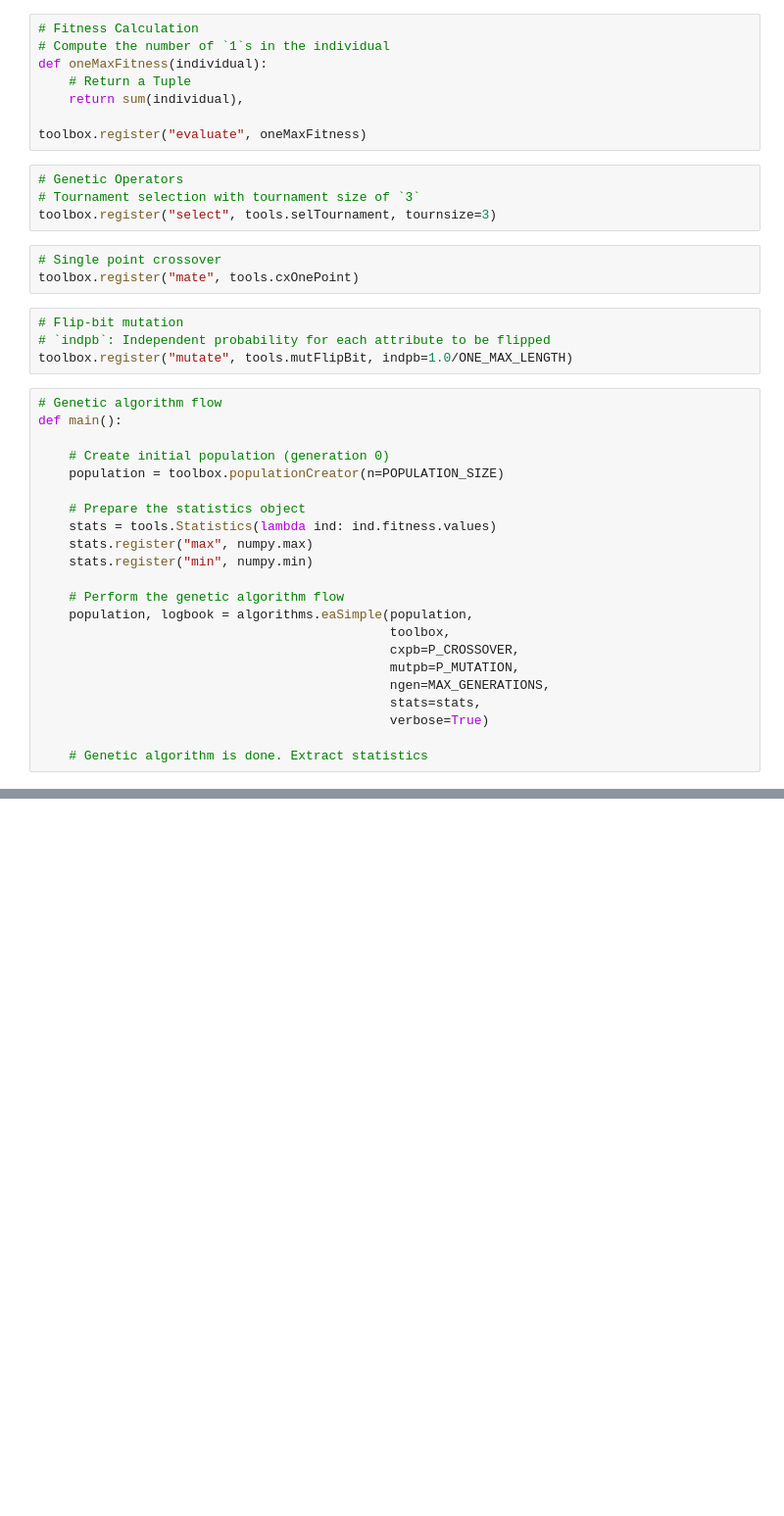
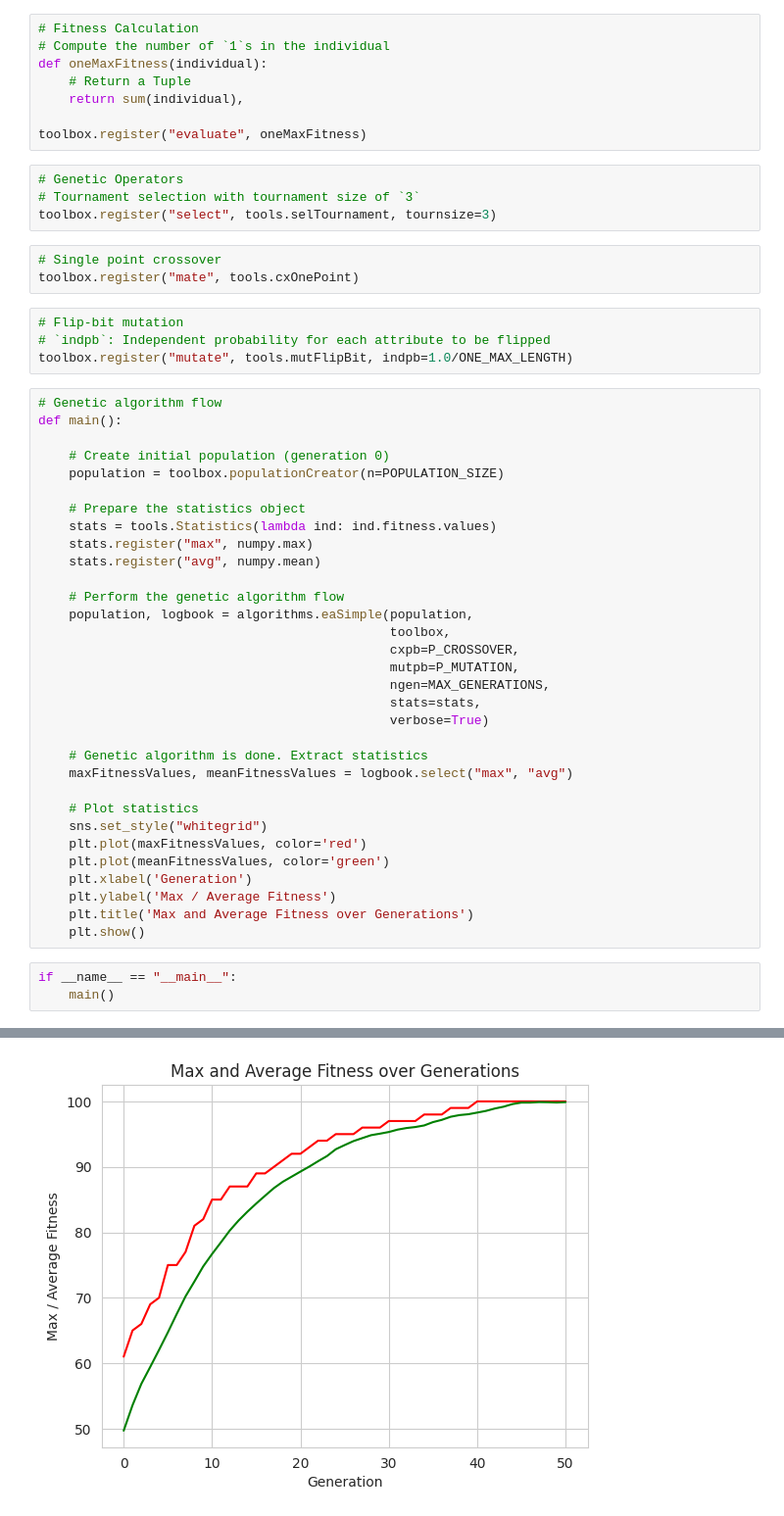
Before and after one commit to yungshun317/deap-one-max-problem, a Jupyter notebook: one_max_easimple.ipynb, the cells around one changed output, grey strips where cells are left out. Shown at 98% size. Drawn from its saved outputs; the diff is of its cells as text; blank space fills up the shorter version.

Commit message:
[FEAT] Extract the desired statistics from the `logbook` object using the `select()` method

```diff
--- a/one_max_easimple.ipynb
+++ b/one_max_easimple.ipynb
@@ -67,7 +67,7 @@ def main():
     # Prepare the statistics object
     stats = tools.Statistics(lambda ind: ind.fitness.values)
     stats.register("max", numpy.max)
-    stats.register("min", numpy.min)
+    stats.register("avg", numpy.mean)
 
     # Perform the genetic algorithm flow
     population, logbook = algorithms.eaSimple(population,
@@ -79,3 +79,17 @@ def main():
                                               verbose=True)
 
     # Genetic algorithm is done. Extract statistics
+    maxFitnessValues, meanFitnessValues = logbook.select("max", "avg")
+
+    # Plot statistics
+    sns.set_style("whitegrid")
+    plt.plot(maxFitnessValues, color='red')
+    plt.plot(meanFitnessValues, color='green')
+    plt.xlabel('Generation')
+    plt.ylabel('Max / Average Fitness')
+    plt.title('Max and Average Fitness over Generations')
+    plt.show()
+# %%
+if __name__ == "__main__":
+    main()
+# %% [output]
@@ -81,0 +113 @@ def main():
+[figure, added]
```
Also changed, not shown: parts of 1 cell of this notebook.
